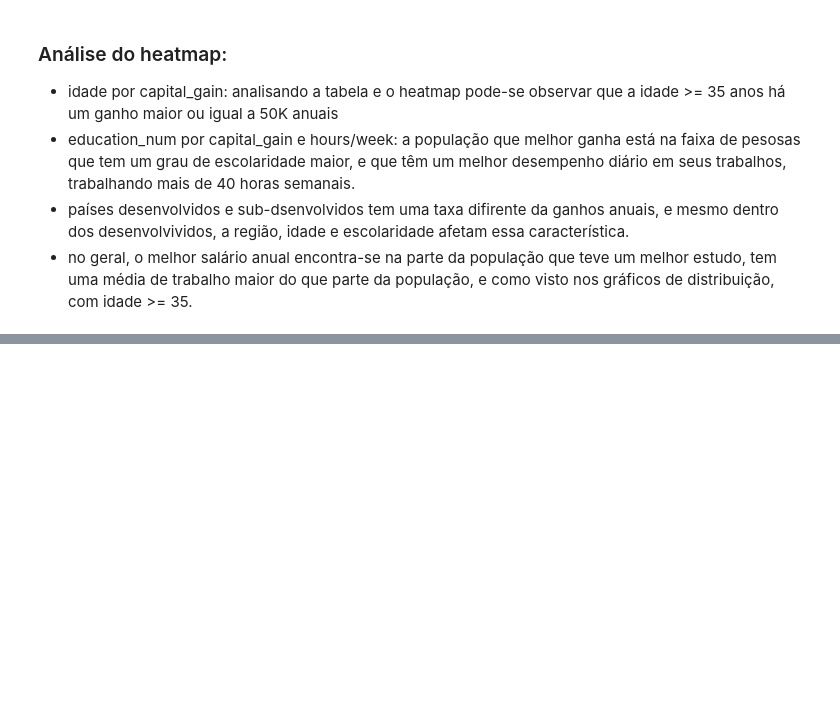
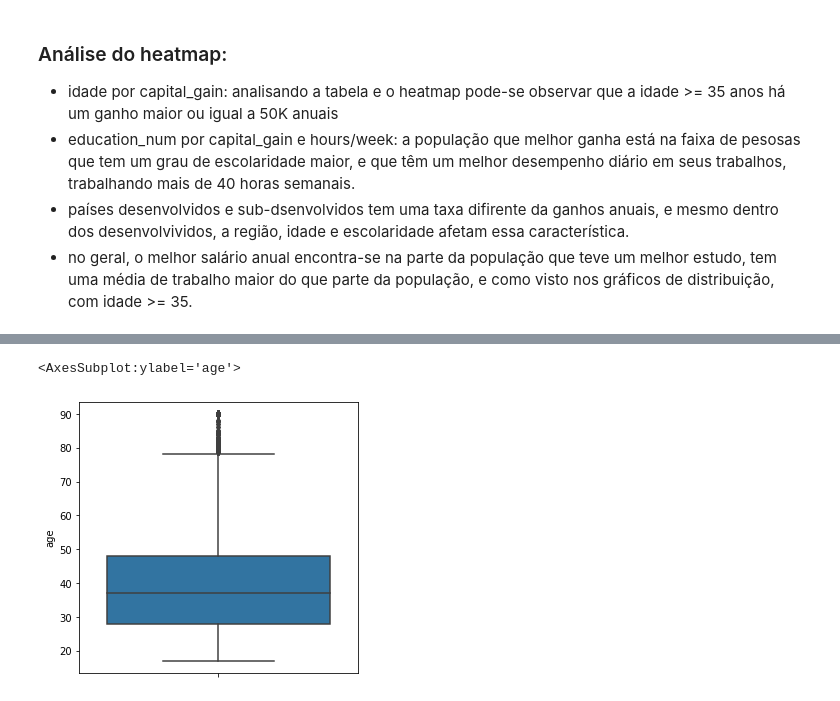
Before and after one commit to kalebers/bank_test_data_science, a Jupyter notebook: bradesco_teste.ipynb, the cells around one changed output, grey strips where cells are left out. Saved outputs shown, nothing was run; the diff lists cells and outputs as text; code cells hidden in the pictures; blank space fills up the shorter version.

```diff
--- a/bradesco_teste.ipynb
+++ b/bradesco_teste.ipynb
@@ -128,0 +127,7 @@ TypeError: '(slice(None, None, None), -1)' is an invalid key
+# %%
+# boxplot da idade, mostrando outliers na classe, acima dos 75
+plt.figure(figsize=(5,5))
+sns.boxplot(y='age',data=adult_data2)
+# %% [output]
+<AxesSubplot:ylabel='age'>
+[figure, added]
```
Also changed, not shown: parts of 6 cells of this notebook.
